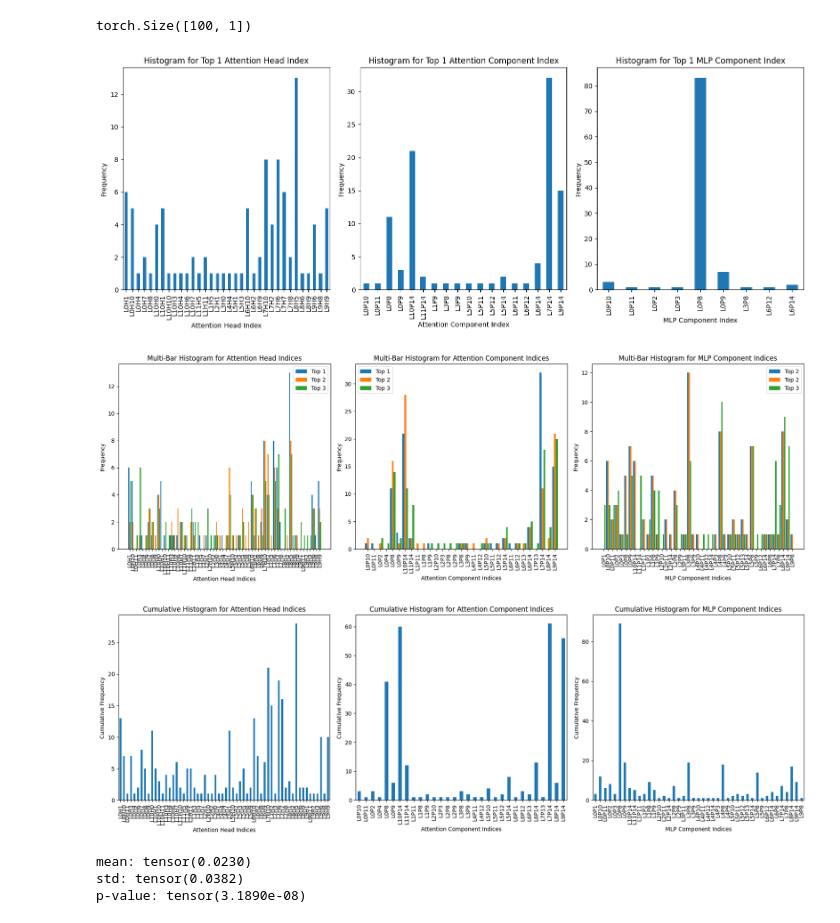
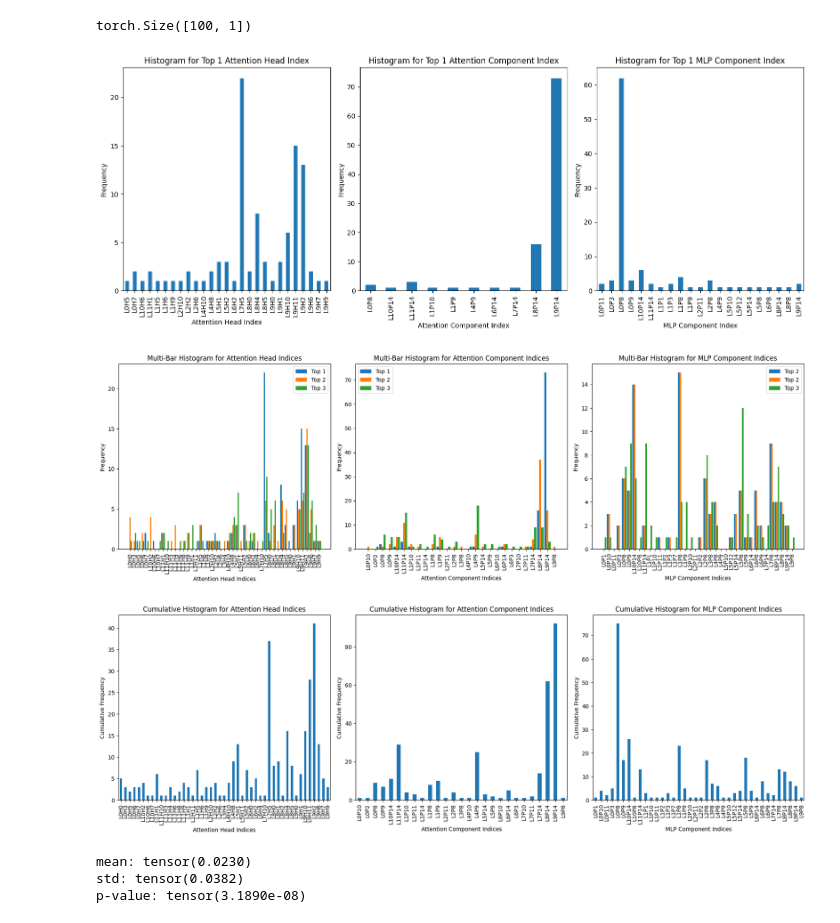
Before and after one commit to francescortu/comp-mech, a Jupyter notebook: notebooks/plot.ipynb, the cells around one changed output. Saved outputs shown, nothing was run; the diff lists cells and outputs as text; code cells hidden in the pictures.

Commit message:
update plot

```diff
--- a/notebooks/plot.ipynb
+++ b/notebooks/plot.ipynb
@@ -194,7 +184,7 @@ torch.Size([100, 1])
 # %%
 import numpy as np
 
-df = pd.read_csv("../results/locate_mechanism/gpt2_full_result_cp_top_component_per_prompt.csv")
+df = pd.read_csv(f"../results/locate_mechanism/{FILE_NAME}_cp_top_component_per_prompt.csv")
 
 import matplotlib.pyplot as plt
 
@@ -292,36 +282,36 @@ plt.tight_layout()
 plt.show()
 
 # Calculate cumulative counts for attention head indices and MLP component indices
 cumulative_attention_counts = top1_attention_counts + top2_attention_counts + top3_attention_counts
 cumulative_attn_out_counts = top1_attn_counts + top2_attn_counts + top3_attn_counts
 cumulative_mlp_counts = top1_mlp_counts + top2_mlp_counts + top3_mlp_counts
 
 # Create cumulative histograms
 fig, axes = plt.subplots(1, 3, figsize=(18, 6))
 
 # Cumulative histogram for attention head indices
 cumulative_attention_counts.sort_index().plot(kind='bar', ax=axes[0])
 axes[0].set_title('Cumulative Histogram for Attention Head Indices')
 axes[0].set_xlabel('Attention Head Indices')
 axes[0].set_ylabel('Cumulative Frequency')
 
 cumulative_attn_out_counts.sort_index().plot(kind='bar', ax=axes[1])
 axes[1].set_title('Cumulative Histogram for Attention Component Indices')
 axes[1].set_xlabel('Attention Component Indices')
 axes[1].set_ylabel('Cumulative Frequency')
 
 # Cumulative histogram for MLP component indices
 cumulative_mlp_counts.sort_index().plot(kind='bar', ax=axes[2])
 axes[2].set_title('Cumulative Histogram for MLP Component Indices')
 axes[2].set_xlabel('MLP Component Indices')
 axes[2].set_ylabel('Cumulative Frequency')
 
 plt.tight_layout()
 plt.show()
 # %% [output]
-[figure, old version]
+[figure, new version]
-[figure, old version]
+[figure, new version]
-[figure, old version]
+[figure, new version]
 # %%
 LAYER = 8
 HEAD = 5
```
Also changed, not shown: parts of 11 cells of this notebook.
